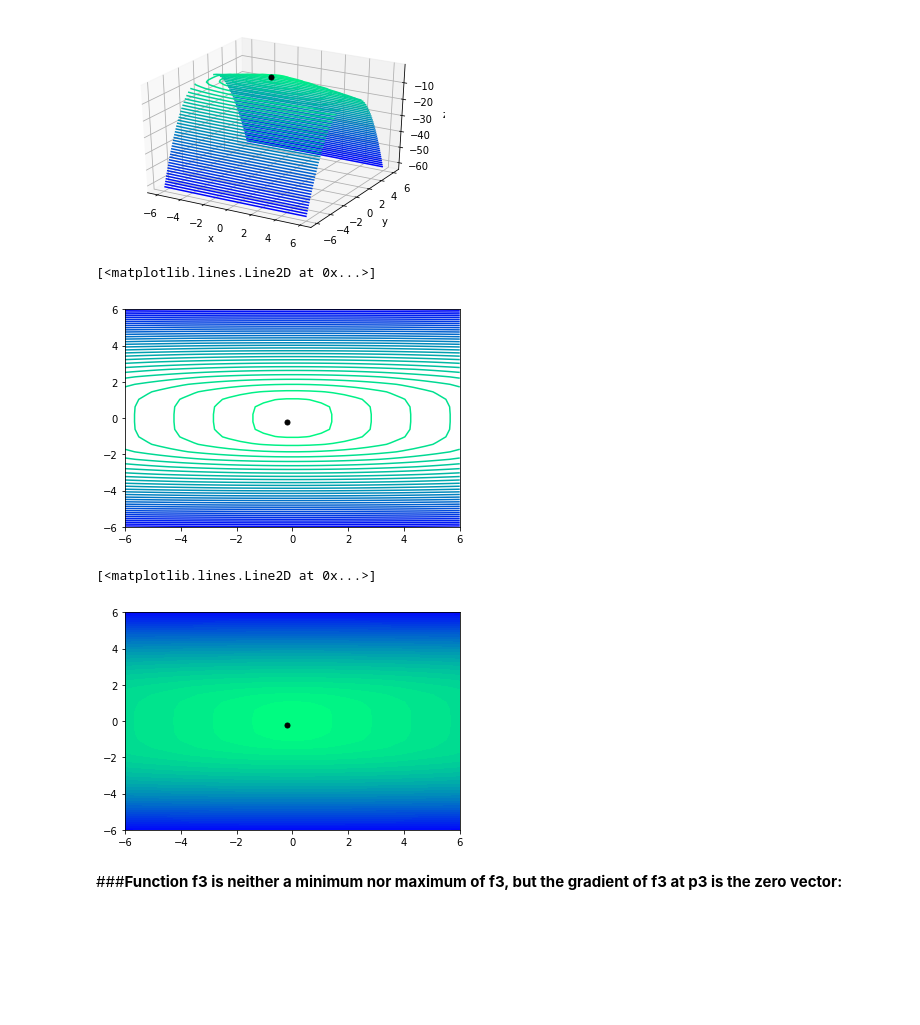
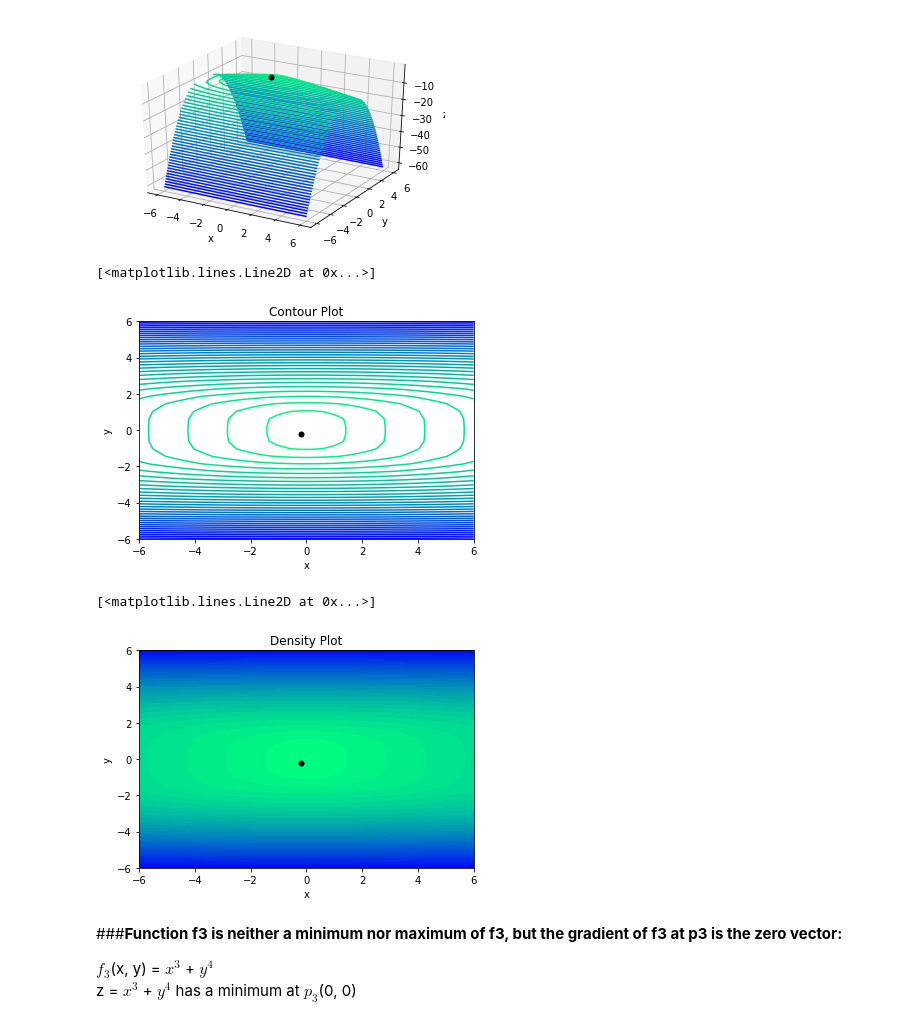
Before and after one commit to sadidoll/Artifical-Interlligence, a Jupyter notebook: HW_2/Hw2_p1.ipynb, the cells around one changed output. Saved outputs shown, nothing was run; the diff lists cells and outputs as text; code cells hidden in the pictures; blank space fills up the shorter version.

```diff
--- a/HW_2/Hw2_p1.ipynb
+++ b/HW_2/Hw2_p1.ipynb
@@ -97,26 +107,36 @@ ax.plot(array[:,0],array[:,1],array[:,2], markerfacecolor = 'black', markeredgec
 # %%
 plt.contour(X, Y, Z, 40, cmap ='winter');
 z_max = np.max(Z)
 x_max,y_max = np.unravel_index(np.argmax(Z), Z.shape)
 maximum = (X[x_max, y_max], Y[x_max, y_max], Z.max())
 array = np.array([maximum])
+plt.title('Contour Plot')
+plt.xlabel('x')
+plt.ylabel('y')
 
 plt.plot(array[:,0],array[:,1], markerfacecolor = 'black', markeredgecolor = 'black', marker = 'o', markersize = 5, alpha = 5, zorder = 150)
 # %% [output]
 [<matplotlib.lines.Line2D at 0x...>]
-[figure, old version]
+[figure, new version]
 # %%
 plt.contourf(X, Y, Z, 40, cmap ='winter');
 z_max = np.max(Z)
 x_max,y_max = np.unravel_index(np.argmax(Z), Z.shape)
 maximum = (X[x_max, y_max], Y[x_max, y_max], Z.max())
 array = np.array([maximum])
+plt.title('Density Plot')
+plt.xlabel('x')
+plt.ylabel('y')
 
 plt.plot(array[:,0],array[:,1], markerfacecolor = 'black', markeredgecolor = 'black', marker = 'o', markersize = 5, alpha = 5, zorder = 150)
 # %% [output]
 [<matplotlib.lines.Line2D at 0x...>]
-[figure, old version]
+[figure, new version]
 # %% [markdown]
 ###**Function f3 is neither a minimum nor maximum of f3, but the gradient of f3 at p3 is the zero vector:**
+
+$f_{3}$(x, y) = $x^{3}$ + $y^{4}$
+z = $x^{3}$ + $y^{4}$
+has a minimum at $p_{3}$(0, 0)
 # %%
 def f3(x,y):
```
Also changed, not shown: parts of 8 cells of this notebook.
